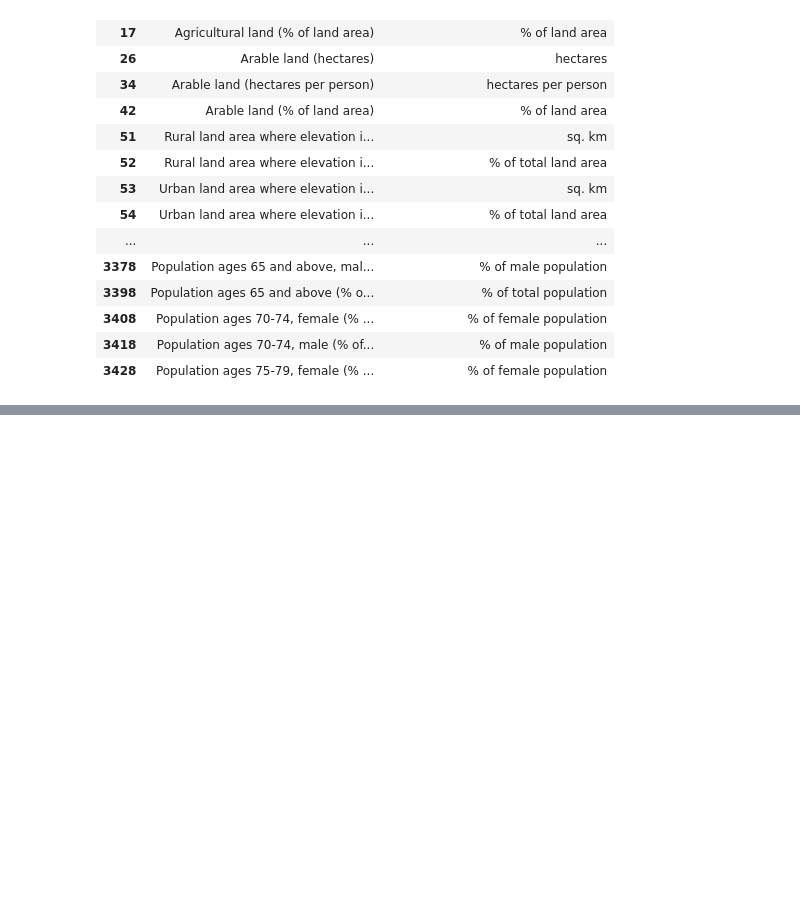
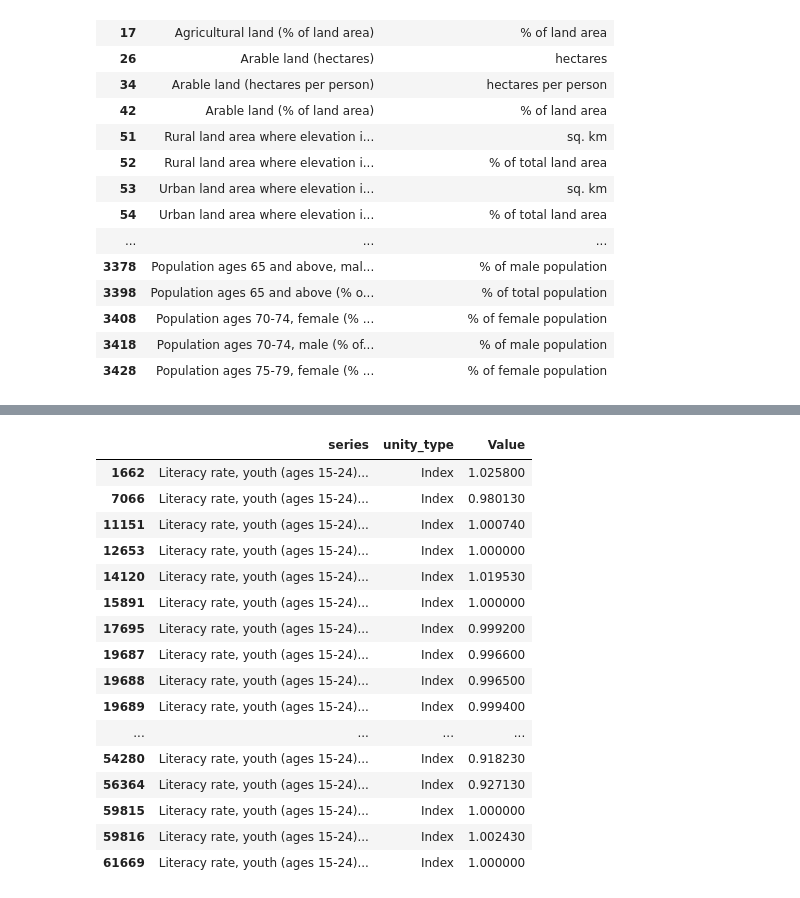
Before and after one commit to gmarafon/World-Indicators, a Jupyter notebook: notebooks/explore_data.ipynb, the cells around one changed output, grey strips where cells are left out. Cells and saved outputs as stored; diff of their text form; code cells hidden in the pictures; blank space fills up the shorter version.

```diff
--- a/notebooks/explore_data.ipynb
+++ b/notebooks/explore_data.ipynb
@@ -131,0 +167,20 @@ df[df['Series'] ==  'Prosperity gap (average shortfall from a prosperity standar
+# %%
+df2[df2['series'] == 'Literacy rate, youth (ages 15-24), gender parity index (GPI)'][['series','unity_type', 'Value']]
+# %% [output]
+|  | series | unity_type | Value |
+| 1662 | Literacy rate, youth (ages 15-24)... | Index | 1.025800 |
+| 7066 | Literacy rate, youth (ages 15-24)... | Index | 0.980130 |
+| 11151 | Literacy rate, youth (ages 15-24)... | Index | 1.000740 |
+| 12653 | Literacy rate, youth (ages 15-24)... | Index | 1.000000 |
+| 14120 | Literacy rate, youth (ages 15-24)... | Index | 1.019530 |
+| 15891 | Literacy rate, youth (ages 15-24)... | Index | 1.000000 |
+| 17695 | Literacy rate, youth (ages 15-24)... | Index | 0.999200 |
+| 19687 | Literacy rate, youth (ages 15-24)... | Index | 0.996600 |
+| 19688 | Literacy rate, youth (ages 15-24)... | Index | 0.996500 |
+| 19689 | Literacy rate, youth (ages 15-24)... | Index | 0.999400 |
+| ... | ... | ... | ... |
+| 54280 | Literacy rate, youth (ages 15-24)... | Index | 0.918230 |
+| 56364 | Literacy rate, youth (ages 15-24)... | Index | 0.927130 |
+| 59815 | Literacy rate, youth (ages 15-24)... | Index | 1.000000 |
+| 59816 | Literacy rate, youth (ages 15-24)... | Index | 1.002430 |
+| 61669 | Literacy rate, youth (ages 15-24)... | Index | 1.000000 |
```
Also changed, not shown: parts of 4 cells of this notebook, 5 other files.
